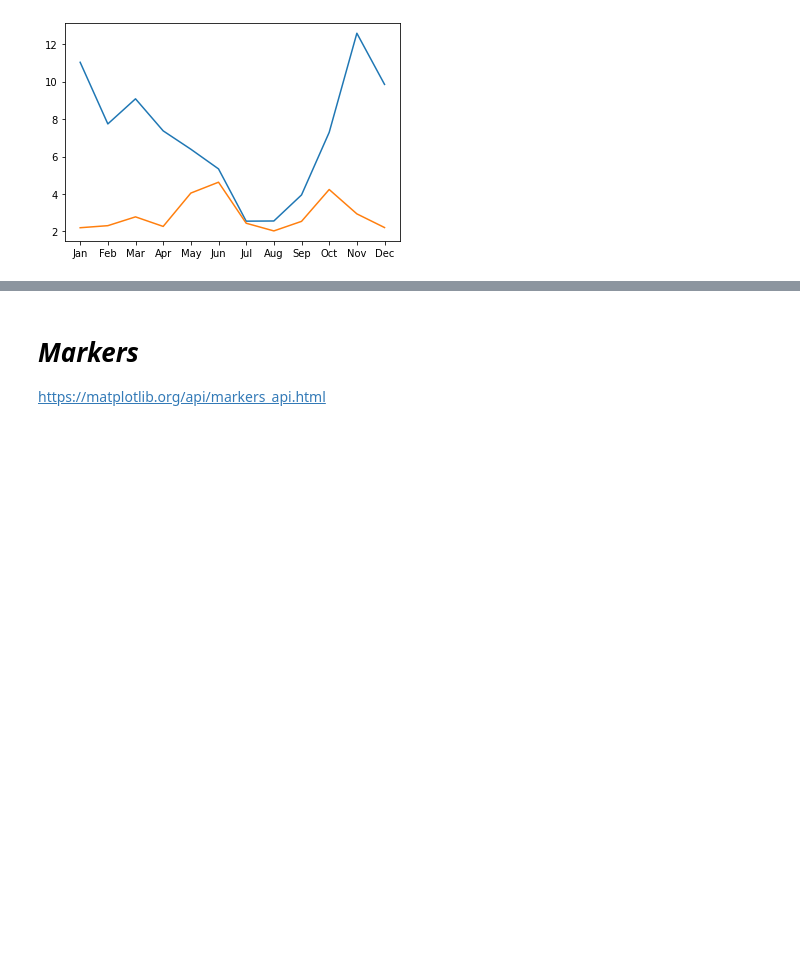
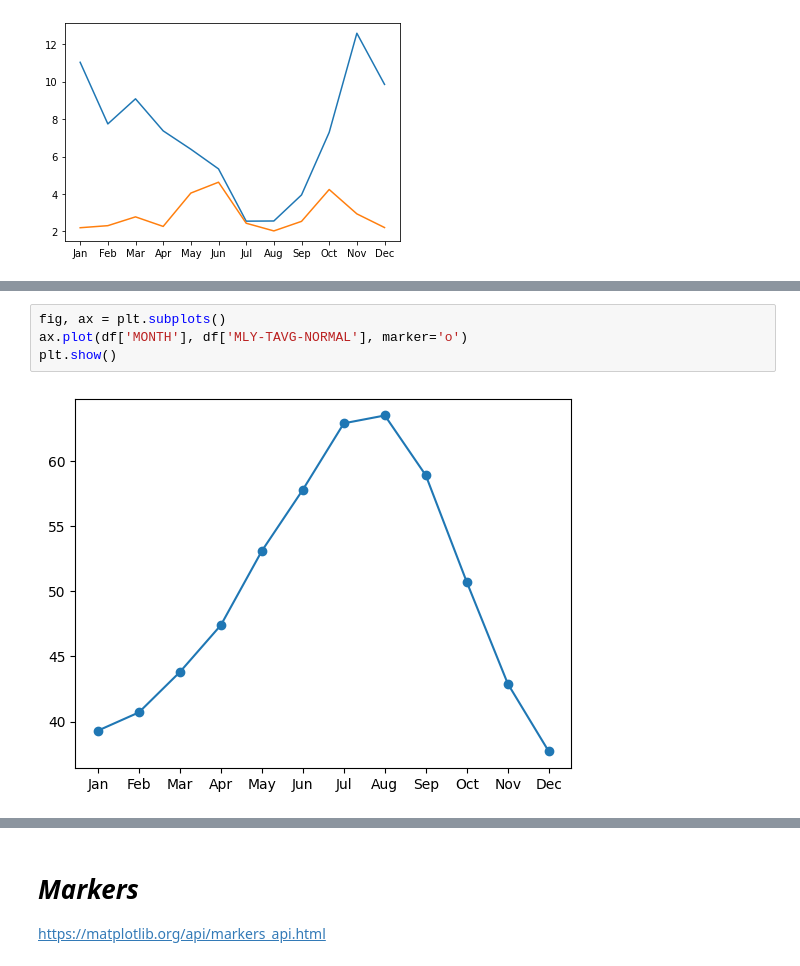
Before and after one commit to armeros/DC_Visual_Matplotlib, a Jupyter notebook: matplotlib.ipynb, the cells around one changed output, grey strips where cells are left out. Saved outputs shown, nothing was run; the diff lists cells and outputs as text; blank space fills up the shorter version.

```diff
--- a/matplotlib.ipynb
+++ b/matplotlib.ipynb
@@ -58,0 +114,6 @@ plt.show()
+# %%
+fig, ax = plt.subplots()
+ax.plot(df['MONTH'], df['MLY-TAVG-NORMAL'], marker='o')
+plt.show()
+# %% [output]
+[figure, added]
```
Also changed, not shown: parts of 46 cells of this notebook.
